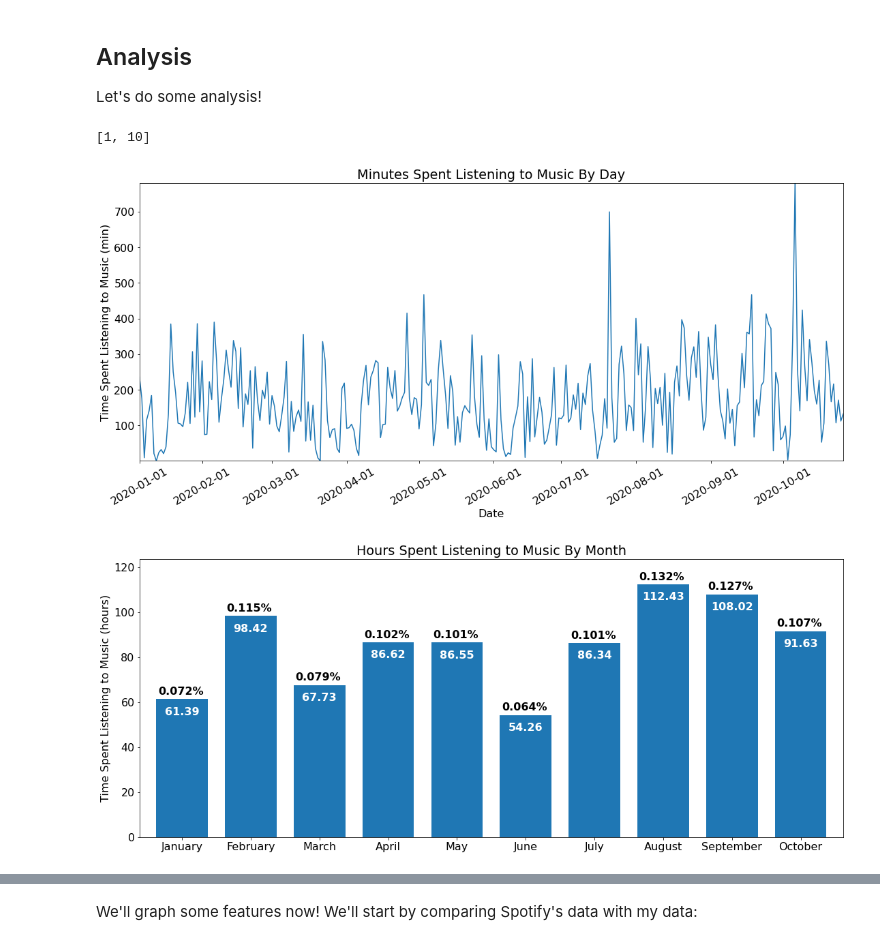
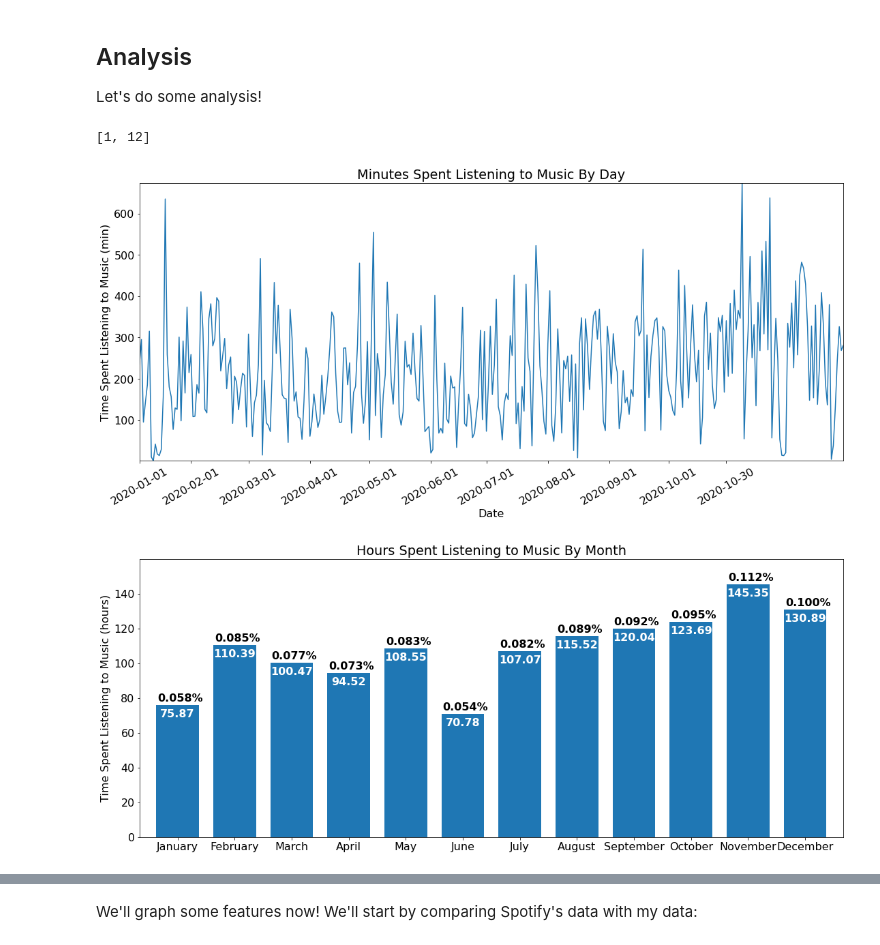
Before and after one commit to justinro-underscore/SpotifyDataAnalysis, a Jupyter notebook: SpotifyDataAnalysis.ipynb, the cells around one changed output, grey strips where cells are left out. Cells and saved outputs as stored; diff of their text form; code cells hidden in the pictures.

Commit message:
Updates analysis to use new datasets and adds new graphs

```diff
--- a/SpotifyDataAnalysis.ipynb
+++ b/SpotifyDataAnalysis.ipynb
@@ -7,13 +7,15 @@ import numpy as np
 import pandas as pd
 from IPython.display import display
 
-if all([path.exists("data/ready/{}.csv".format(file)) for file in ["AlbumData", "ArtistData", "EnhancedTracksData", "FullTrackData", "TrackFeatureData"]]):
+if all([path.exists("data/ready/{}.csv".format(file)) for file in ["AlbumData", "ArtistData", "CompleteStreamingHistory", "FullEpisodeData", "FullTrackData", "TrackFeatureData"]]):
     album_data_df = pd.read_csv("data/ready/AlbumData.csv")
     album_data_df.drop(album_data_df.columns[0], axis=1, inplace=True)
     artist_data_df = pd.read_csv("data/ready/ArtistData.csv")
     artist_data_df.drop(artist_data_df.columns[0], axis=1, inplace=True)
-    enhanced_tracks_data_df = pd.read_csv("data/ready/EnhancedTracksData.csv")
-    enhanced_tracks_data_df.drop(enhanced_tracks_data_df.columns[0], axis=1, inplace=True)
+    complete_streaming_history_df = pd.read_csv("data/ready/CompleteStreamingHistory.csv")
+    complete_streaming_history_df.drop(complete_streaming_history_df.columns[0], axis=1, inplace=True)
+    full_episode_data_df = pd.read_csv("data/ready/FullEpisodeData.csv")
+    full_episode_data_df.drop(full_episode_data_df.columns[0], axis=1, inplace=True)
     full_track_data_df = pd.read_csv("data/ready/FullTrackData.csv")
     full_track_data_df.drop(full_track_data_df.columns[0], axis=1, inplace=True)
     track_feature_data_df = pd.read_csv("data/ready/TrackFeatureData.csv")
@@ -155,12 +181,12 @@ ms_to_minutes = 1000 * 60
 ms_to_hours = ms_to_minutes * 60
 months = ["January", "February", "March", "April", "May", "June", "July", "August", "September", "October", "November", "December"]
 # %%
-enhanced_tracks_data_df["month"] = enhanced_tracks_data_df["date"].apply(lambda date: int(date[5:7]))
-enhanced_tracks_data_df["day"] = enhanced_tracks_data_df["date"].apply(lambda date: int(date[8:10]))
-month_range = [enhanced_tracks_data_df["month"].min(), enhanced_tracks_data_df["month"].max()]
+complete_streaming_history_df["month"] = complete_streaming_history_df["date"].apply(lambda date: int(date[5:7]))
+complete_streaming_history_df["day"] = complete_streaming_history_df["date"].apply(lambda date: int(date[8:10]))
+month_range = [complete_streaming_history_df["month"].min(), complete_streaming_history_df["month"].max()]
 month_range
 # %% [output]
-[1, 10]
+[1, 12]
 # %%
 def show_minutes_spent_listening_to_music_by_day(data):
     plt.plot(data[:,0], data[:,1])
@@ -171,35 +197,35 @@ def show_minutes_spent_listening_to_music_by_day(data):
     plt.ylabel("Time Spent Listening to Music (min)")
     plt.margins(0)
 
-data = enhanced_tracks_data_df[["date", "ms_played"]].groupby(["date"]).sum().apply(lambda x: x / ms_to_minutes).reset_index().to_numpy()
+data = complete_streaming_history_df[["date", "ms_played"]].groupby(["date"]).sum().apply(lambda x: x / ms_to_minutes).reset_index().to_numpy()
 show_minutes_spent_listening_to_music_by_day(data)
 
 plt.show()
 # %% [output]
-[figure, old version]
+[figure, new version]
 # %%
 def show_minutes_spent_listening_to_music_by_month(data):
     fig, ax = plt.subplots()
     width = 0.75 # the width of the bars
     ax.bar(data[:,0], data[:,1], width)
     for i, percentage in enumerate(data[:,2]):
         ax.text(i + 0.65, data[i,1] + 2, "{}%".format(percentage), color='black', fontweight='bold')
     for i, hours in enumerate(data[:,1]):
         ax.text(i + 1, data[i,1] - 7, "{:.2f}".format(hours), color='white', fontweight='bold', horizontalalignment='center')
 
     plt.title("Hours Spent Listening to Music By Month")
     plt.xticks(ticks=range(month_range[0], month_range[1] + 1), labels=months[:month_range[1]])
     plt.ylabel("Time Spent Listening to Music (hours)")
     plt.margins(0.025, 0.1)
 
 ms_to_minutes = 1000 * 60
-data = enhanced_tracks_data_df[["month", "ms_played"]].groupby(["month"]).sum().apply(lambda x: x / ms_to_hours).reset_index()
+data = complete_streaming_history_df[["month", "ms_played"]].groupby(["month"]).sum().apply(lambda x: x / ms_to_hours).reset_index()
 total_hours_listened = data["ms_played"].sum()
 data["percentage"] = data.apply(lambda row: "{:.3f}".format(row["ms_played"] / total_hours_listened), axis=1)
 data = data.reset_index(drop=True).to_numpy()
 show_minutes_spent_listening_to_music_by_month(data)
 
 plt.show()
 # %% [output]
-[figure, old version]
+[figure, new version]
 # %%
```
Also changed, not shown: parts of 24 cells of this notebook.
